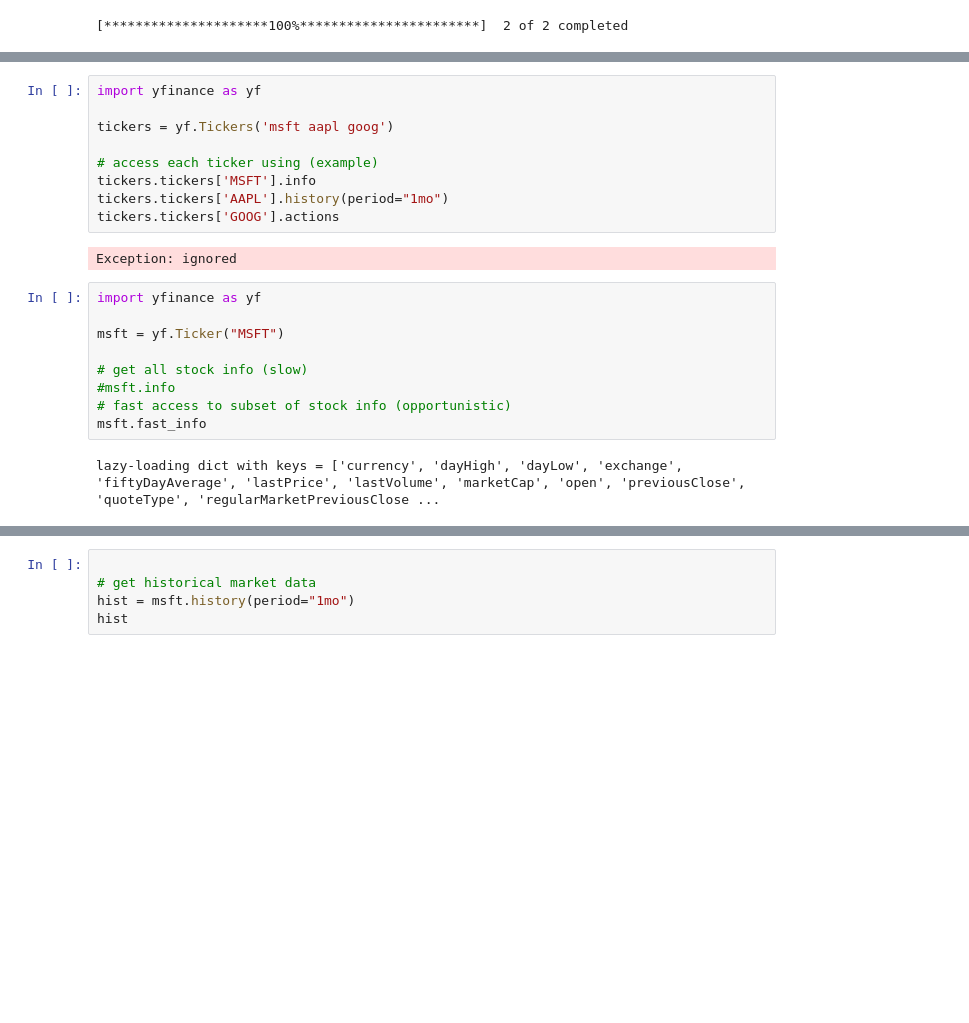
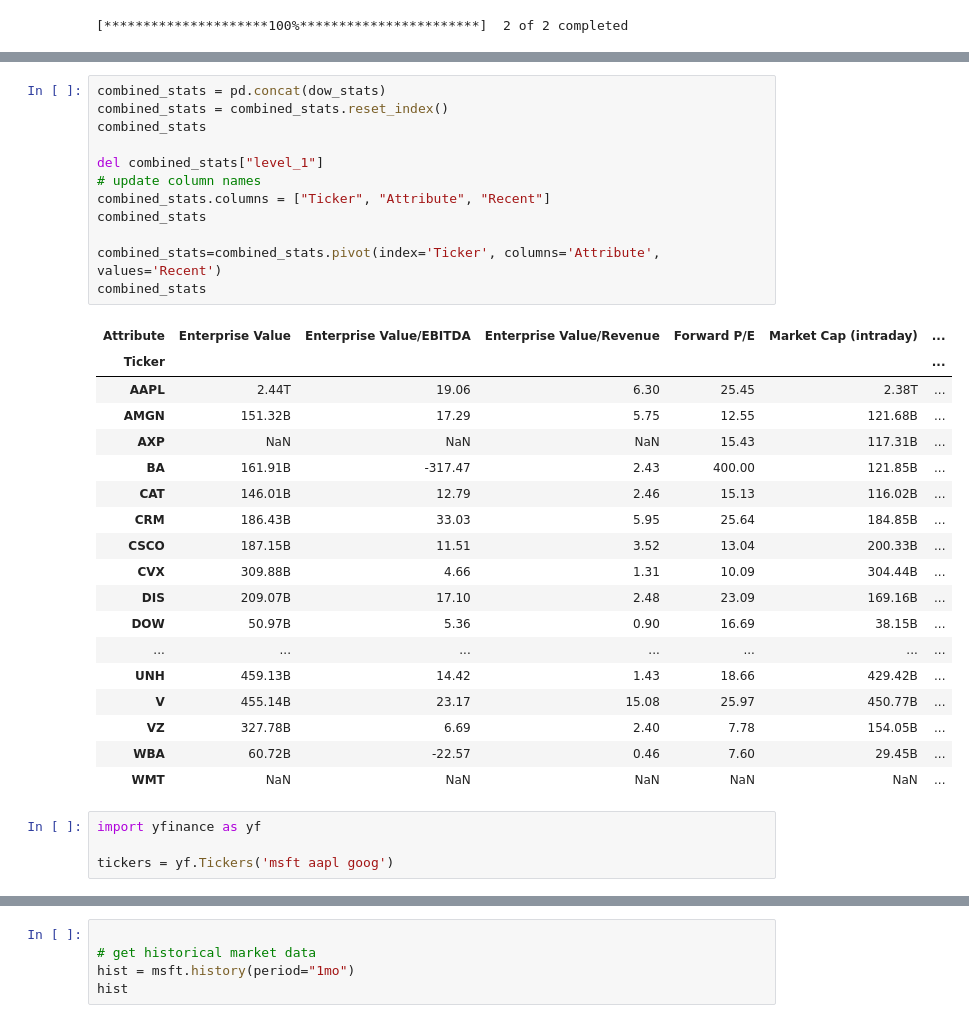
Before and after one commit to KendallScott/Machine-Learning, a Jupyter notebook: Lab 3/Lab_3.ipynb, the cells around one changed output, grey strips where cells are left out. Cells and saved outputs as stored; diff of their text form; blank space fills up the shorter version.

```diff
--- a/Lab 3/Lab_3.ipynb
+++ b/Lab 3/Lab_3.ipynb
@@ -151,22 +198,35 @@ data
+# %%
+combined_stats = pd.concat(dow_stats)
+combined_stats = combined_stats.reset_index()
+combined_stats
+
+del combined_stats["level_1"]
+# update column names
+combined_stats.columns = ["Ticker", "Attribute", "Recent"]
+combined_stats
+
+combined_stats=combined_stats.pivot(index='Ticker', columns='Attribute', values='Recent')
+combined_stats
+# %% [output]
+| Attribute | Enterprise Value | Enterprise Value/EBITDA | Enterprise Value/Revenue | Forward P/E | Market Cap (intraday) | ... |
+| Ticker |  |  |  |  |  | ... |
+| AAPL | 2.44T | 19.06 | 6.30 | 25.45 | 2.38T | ... |
+| AMGN | 151.32B | 17.29 | 5.75 | 12.55 | 121.68B | ... |
+| AXP | NaN | NaN | NaN | 15.43 | 117.31B | ... |
+| BA | 161.91B | -317.47 | 2.43 | 400.00 | 121.85B | ... |
+| CAT | 146.01B | 12.79 | 2.46 | 15.13 | 116.02B | ... |
+| CRM | 186.43B | 33.03 | 5.95 | 25.64 | 184.85B | ... |
+| CSCO | 187.15B | 11.51 | 3.52 | 13.04 | 200.33B | ... |
+| CVX | 309.88B | 4.66 | 1.31 | 10.09 | 304.44B | ... |
+| DIS | 209.07B | 17.10 | 2.48 | 23.09 | 169.16B | ... |
+| DOW | 50.97B | 5.36 | 0.90 | 16.69 | 38.15B | ... |
+| ... | ... | ... | ... | ... | ... | ... |
+| UNH | 459.13B | 14.42 | 1.43 | 18.66 | 429.42B | ... |
+| V | 455.14B | 23.17 | 15.08 | 25.97 | 450.77B | ... |
+| VZ | 327.78B | 6.69 | 2.40 | 7.78 | 154.05B | ... |
+| WBA | 60.72B | -22.57 | 0.46 | 7.60 | 29.45B | ... |
+| WMT | NaN | NaN | NaN | NaN | NaN | ... |
 # %%
 import yfinance as yf
 
 tickers = yf.Tickers('msft aapl goog')
-
-# access each ticker using (example)
-tickers.tickers['MSFT'].info
-tickers.tickers['AAPL'].history(period="1mo")
-tickers.tickers['GOOG'].actions
-# %% [output]
-Exception: ignored
-# %%
-import yfinance as yf
-
-msft = yf.Ticker("MSFT")
-
-# get all stock info (slow)
-#msft.info
-# fast access to subset of stock info (opportunistic)
-msft.fast_info
-# %% [output]
-lazy-loading dict with keys = ['currency', 'dayHigh', 'dayLow', 'exchange', 'fiftyDayAverage', 'lastPrice', 'lastVolume', 'marketCap', 'open', 'previousClose', 'quoteType', 'regularMarketPreviousClose ...
```
Also changed, not shown: parts of 34 cells of this notebook.
